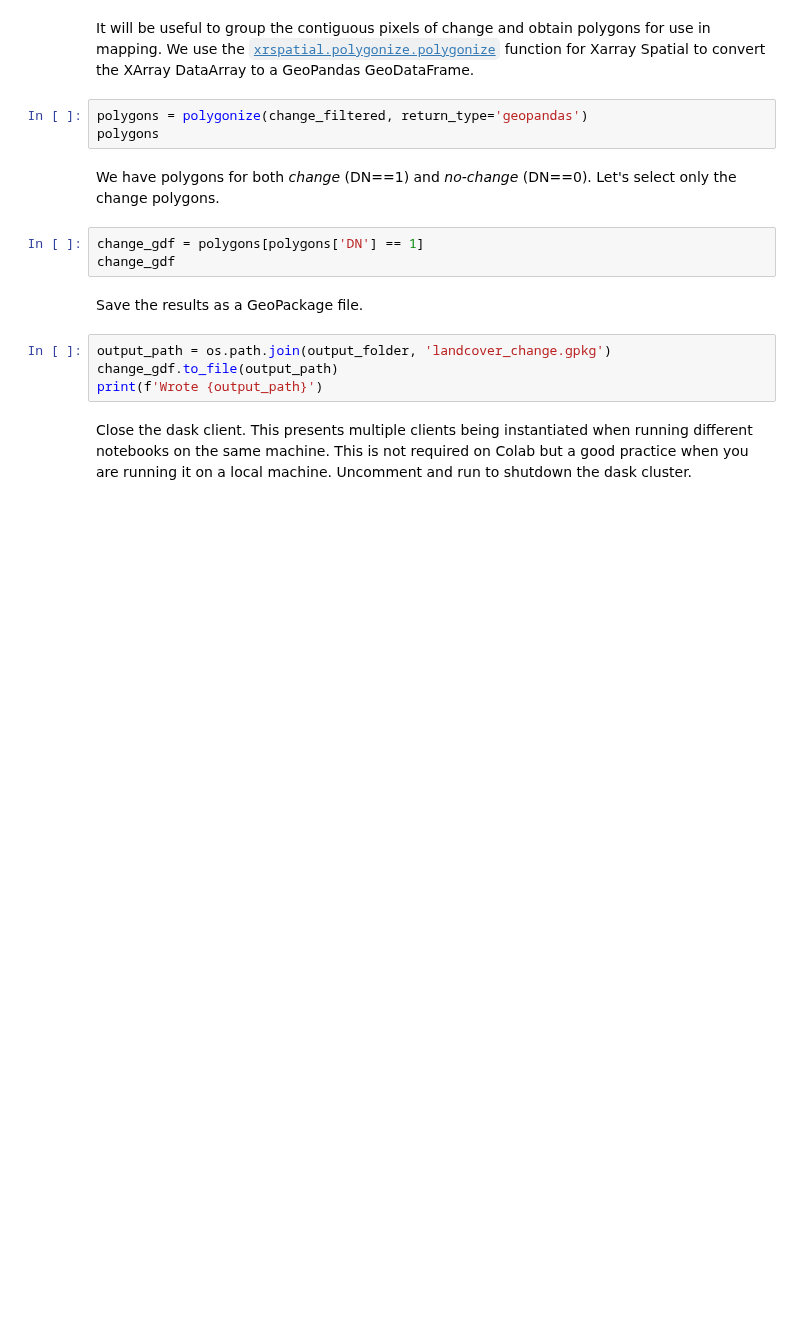
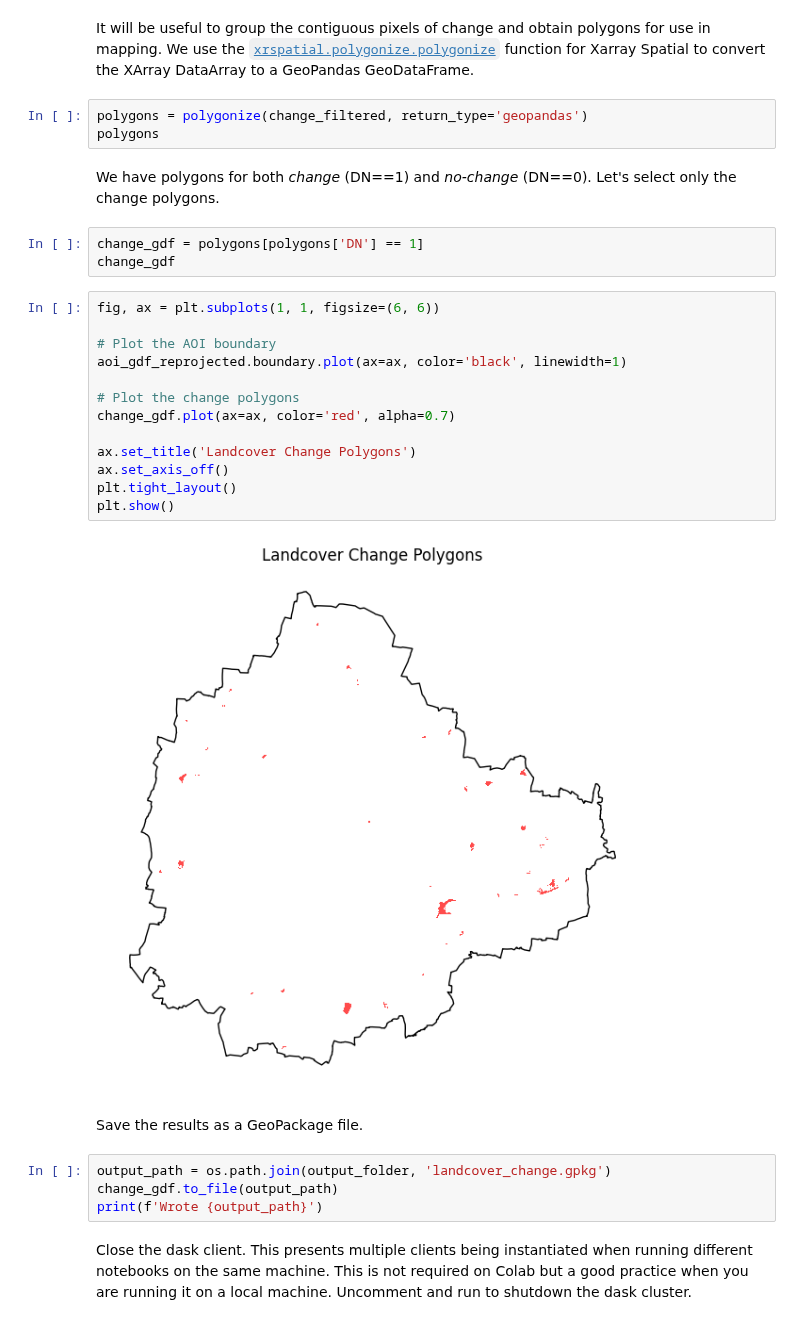
Before and after one commit to spatialthoughts/courses, a Jupyter notebook: code/python_remote_sensing/module_03/02_analyzing_landcover_change.ipynb, the cells around one changed output. Drawn from its saved outputs; the diff is of its cells as text; blank space fills up the shorter version.

```diff
--- a/code/python_remote_sensing/module_03/02_analyzing_landcover_change.ipynb
+++ b/code/python_remote_sensing/module_03/02_analyzing_landcover_change.ipynb
@@ -321,6 +346,21 @@ We have polygons for both *change* (DN==1) and *no-change* (DN==0). Let's select
 # %%
 change_gdf = polygons[polygons['DN'] == 1]
 change_gdf
+# %%
+fig, ax = plt.subplots(1, 1, figsize=(6, 6))
+
+# Plot the AOI boundary
+aoi_gdf_reprojected.boundary.plot(ax=ax, color='black', linewidth=1)
+
+# Plot the change polygons
+change_gdf.plot(ax=ax, color='red', alpha=0.7)
+
+ax.set_title('Landcover Change Polygons')
+ax.set_axis_off()
+plt.tight_layout()
+plt.show()
+# %% [output]
+[figure, added]
 # %% [markdown]
 Save the results as a GeoPackage file.
 # %%
```
Also changed, not shown: parts of 5 cells of this notebook.
